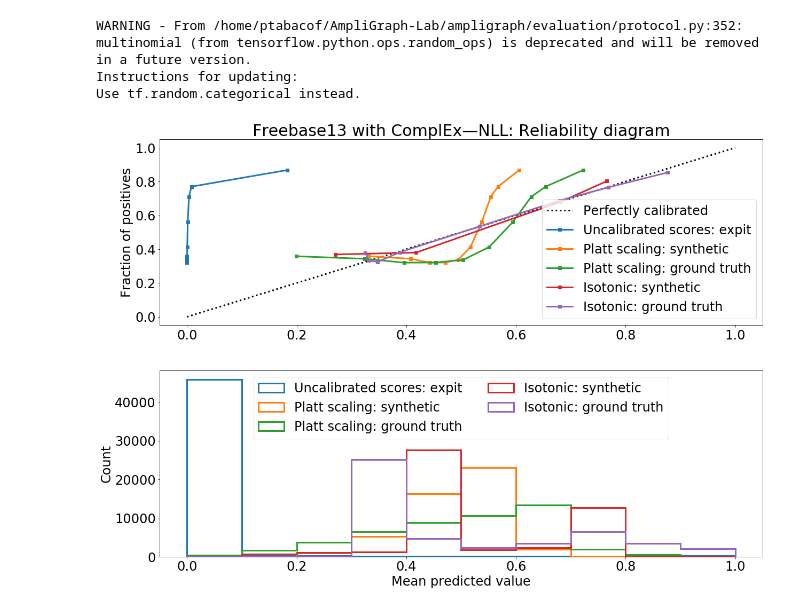
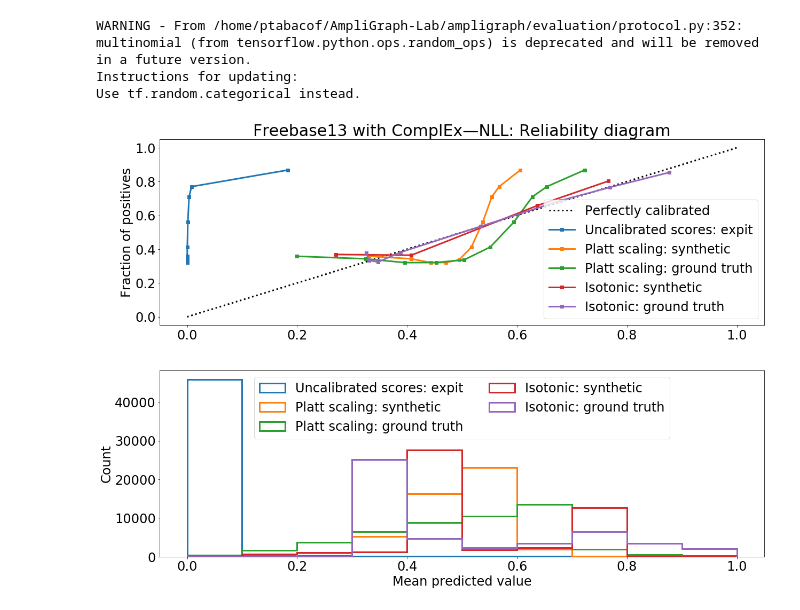
Before and after one commit to Accenture/AmpliGraph, a Jupyter notebook: iclr_paper_notebooks/diagrams/AmpliGraph Calibration Freebase13 Reliability Diagram ComplEx-NLL.ipynb, the cells around one changed output. Cells and saved outputs as stored; diff of their text form; code cells hidden in the pictures.

```diff
--- a/iclr_paper_notebooks/diagrams/AmpliGraph Calibration Freebase13 Reliability Diagram ComplEx-NLL.ipynb
+++ b/iclr_paper_notebooks/diagrams/AmpliGraph Calibration Freebase13 Reliability Diagram ComplEx-NLL.ipynb
@@ -118,7 +118,7 @@ fraction_of_positives, mean_predicted_value = calibration_curve(X['test_labels']
 ax1.plot(mean_predicted_value, fraction_of_positives, "s-", lw=3, label="Platt scaling: ground truth")
 
 fraction_of_positives, mean_predicted_value = calibration_curve(X['test_labels'],
-                                                                probas5, n_bins=10, strategy="quantile")
+                                                                probas5, n_bins=6, strategy="quantile")
 ax1.plot(mean_predicted_value, fraction_of_positives, "s-", lw=3, label="Isotonic: synthetic")
 
 fraction_of_positives, mean_predicted_value = calibration_curve(X['test_labels'],
@@ -133,31 +133,31 @@ ax1.plot(mean_predicted_value, fraction_of_positives, "s-", lw=3, label="Isotoni
 ax2.hist(expit(scores), range=(0, 1), bins=10,
          histtype="step", lw=3, label="Uncalibrated scores: expit")
 
 ax2.hist(probas1, range=(0, 1), bins=10,
          histtype="step", lw=3, label="Platt scaling: synthetic")
 
 ax2.hist(probas2, range=(0, 1), bins=10,
          histtype="step", lw=3, label="Platt scaling: ground truth")
 
 ax2.hist(probas5, range=(0, 1), bins=10,
          histtype="step", lw=3, label="Isotonic: synthetic")
 
 ax2.hist(probas3, range=(0, 1), bins=10,
          histtype="step", lw=3, label="Isotonic: ground truth")
 
 # ax2.hist(probas4, range=(0, 1), bins=10,
 #          histtype="step", lw=2, label="calibration_pos_neg_sc")
 
 ax1.set_ylabel("Fraction of positives")
 ax1.set_ylim([-0.05, 1.05])
 ax1.legend(loc="lower right")
 ax1.set_title('Freebase13 with ComplEx—NLL: Reliability diagram')
 
 ax2.set_xlabel("Mean predicted value")
 ax2.set_ylabel("Count")
 ax2.legend(loc="upper center", ncol=2)
 
 
 plt.tight_layout()
 # %% [output]
-[figure, old version]
+[figure, new version]
```
Also changed, not shown: parts of 3 cells of this notebook, 2 other files.
